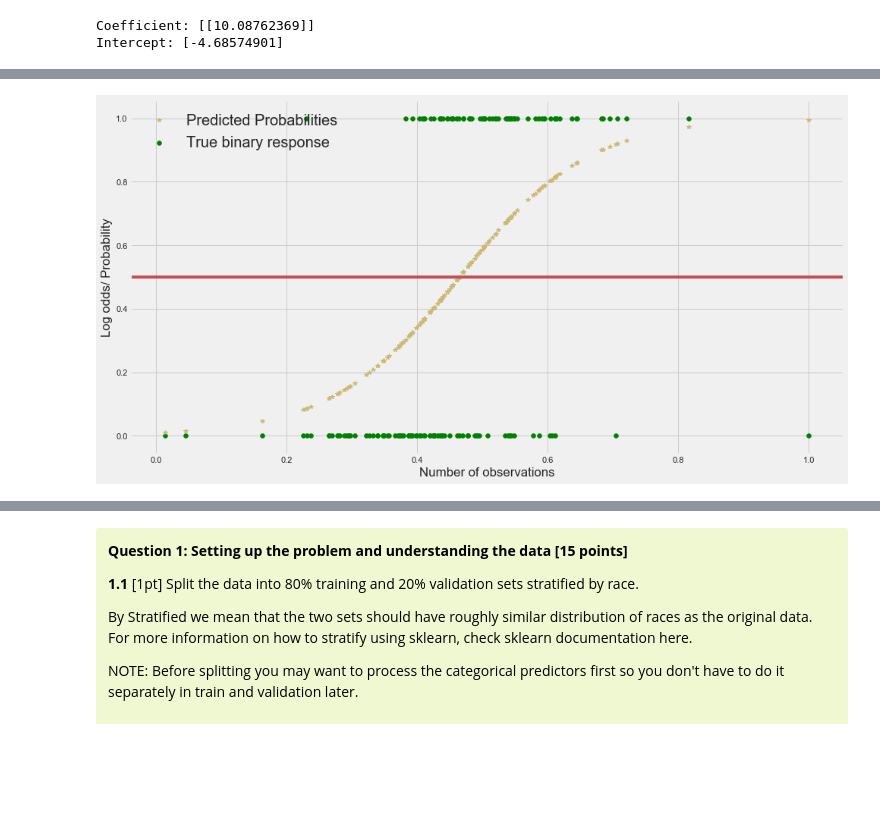
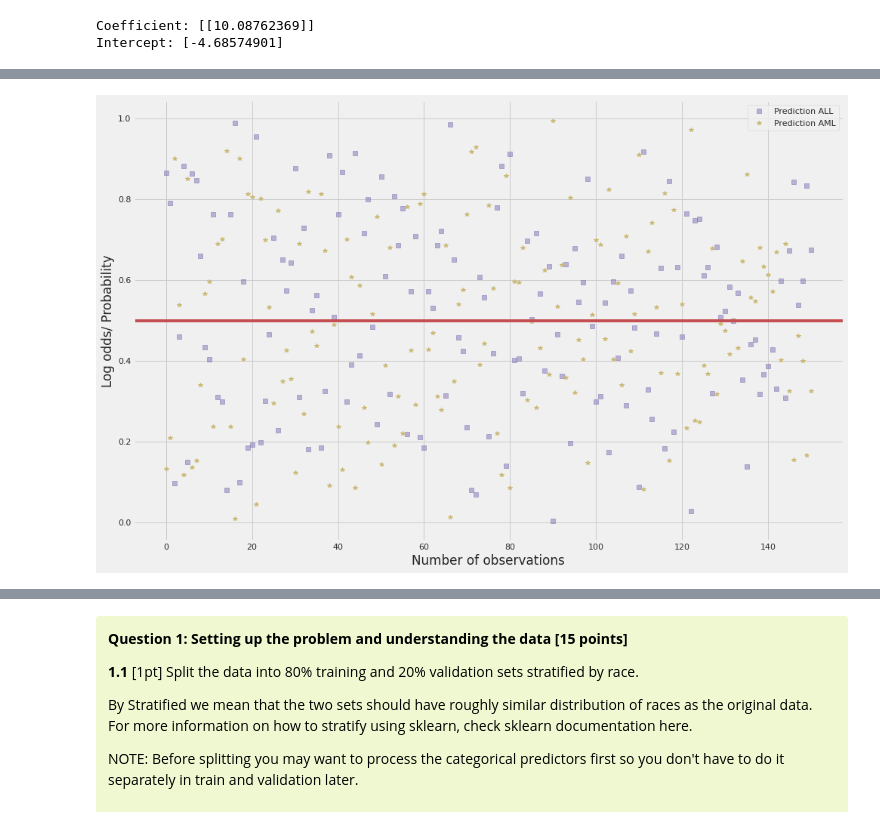
Before and after one commit to Wangsherpa/homeworks, a Jupyter notebook: Homework-3/Homework-3-student.ipynb, the cells around one changed output, grey strips where cells are left out. Cells and saved outputs as stored; diff of their text form; code cells hidden in the pictures; blank space fills up the shorter version.

```diff
--- a/Homework-3/Homework-3-student.ipynb
+++ b/Homework-3/Homework-3-student.ipynb
@@ -345,15 +338,16 @@ plt.show()
 # %%
-# Plots for training set
-plt.figure(figsize=(15, 8))
-plt.scatter(x_test, y_test, color='green', label="True binary response")
-plt.plot(x_test, test_preds[:, 1], '*', color='y', label='Predicted Probabilities')
+plt.figure(figsize=(15, 10))
+#plt.plot(x_test[y_test == 0], 'bo', color='green', alpha=0.4, label="Test ALL")
+#plt.plot(x_test[y_test == 1], 'v', color='blue', alpha=0.4, label="Test AML") #not test data but true response y
+plt.plot(test_preds[:, 0], 's', color='m', label='Prediction ALL', alpha=0.5)
+plt.plot(test_preds[:, 1], '*', color='y', label='Prediction AML')
 plt.axhline(0.5, color='r')
 plt.xlabel("Number of observations") #check labels
 plt.ylabel("Log odds/ Probability")
-plt.legend(fontsize=20)
+plt.legend()
 plt.show()
 # %% [output]
-[figure, old version]
+[figure, new version]
 # %% [markdown]
 <div class="alert alert-block alert-danger" style="color:black;background-color:#EFF8D0">
 <h2 style="color:black;background-color:#EFF8D0"> Part B: Racial bias in machine learning systems [60 points total] </h2>    <br />
```
Also changed, not shown: parts of 46 cells of this notebook.
